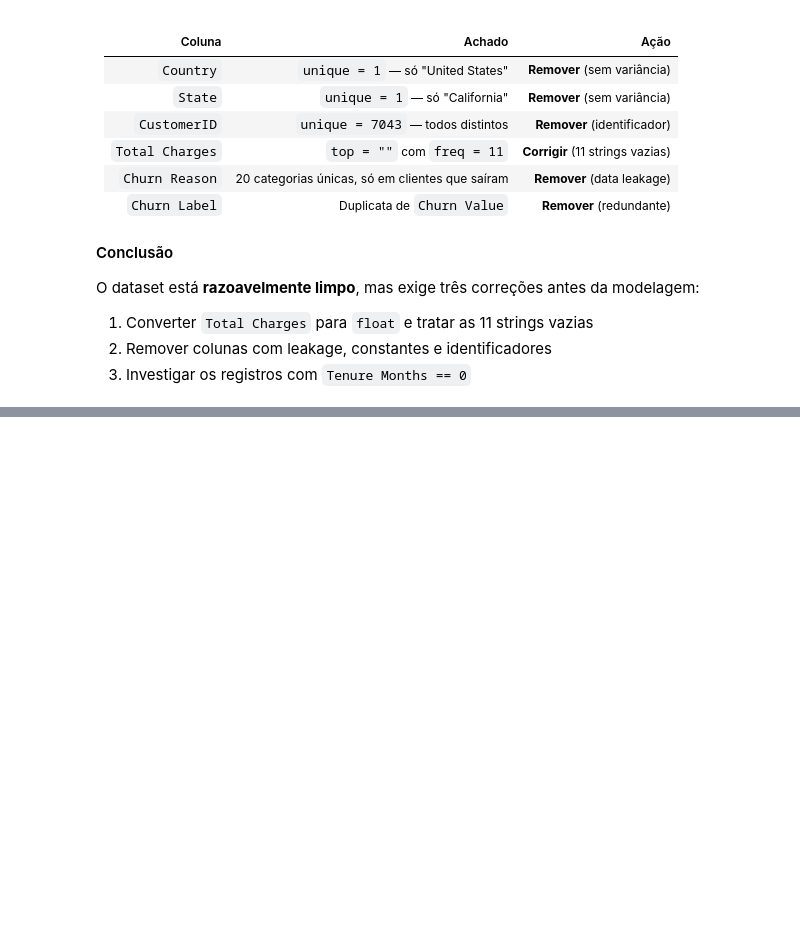
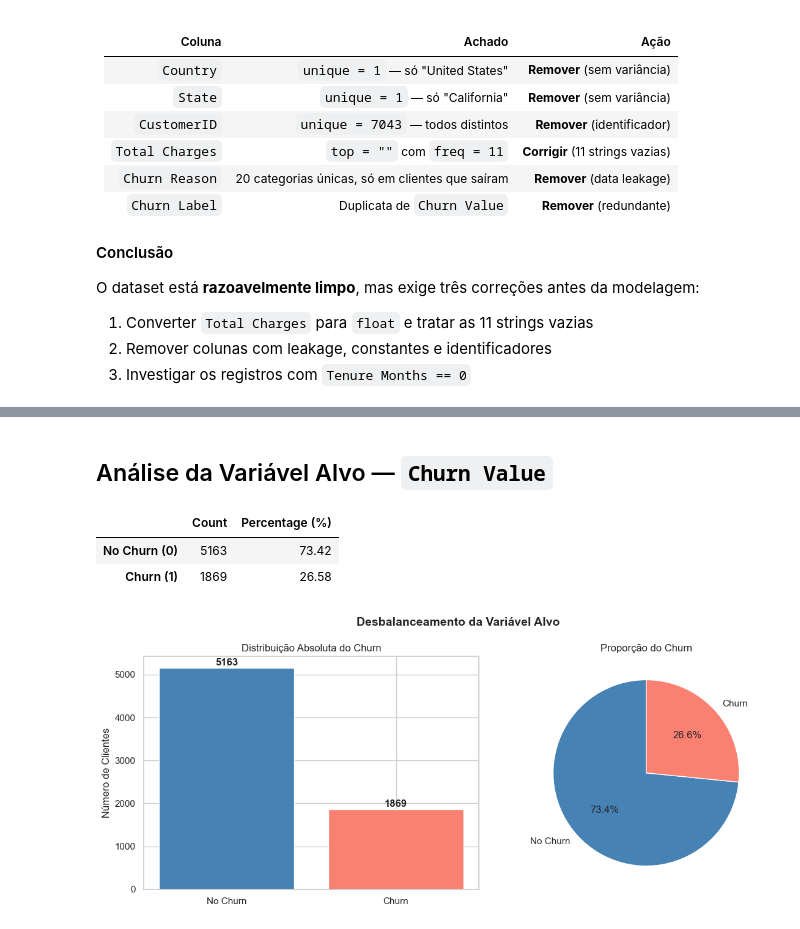
Before and after one commit to eeyamazaki/telco-churn-mlp, a Jupyter notebook: notebooks/01_eda.ipynb, the cells around one changed output, grey strips where cells are left out. Cells and saved outputs as stored; diff of their text form; code cells hidden in the pictures; blank space fills up the shorter version.

Commit message:
Finializado EDA e modelos baseline (LR ROC-AUC=0.84, F1=0.61)

```diff
--- a/notebooks/01_eda.ipynb
+++ b/notebooks/01_eda.ipynb
@@ -126,0 +193,20 @@ O dataset está **razoavelmente limpo**, mas exige três correções antes da mo
+# %%
+# Colunas agrupadas por motivo de remoção para facilitar auditoria futura
+cols_to_drop = [
+    # Sem variância — valor único em todo o dataset
+    "Count", "Country", "State",
+    # Identificadores — não carregam sinal preditivo
+    "CustomerID", "Lat Long",
+    # Geolocalização — granularidade excessiva para um modelo tabular de churn
+    "Latitude", "Longitude", "Zip Code", "City",
+    # Data leakage — derivados do churn já conhecido
+    "Churn Score", "CLTV", "Churn Reason",
+    # Redundante — duplicata categórica do target numérico
+    "Churn Label",
+]
+
+df = df.drop(columns=cols_to_drop)
+
+print(f"Shape após remoção: {df.shape}")
+print(f"\nColunas restantes ({df.shape[1]}):")
+print(df.columns.tolist())
@@ -126,0 +224,48 @@ O dataset está **razoavelmente limpo**, mas exige três correções antes da mo
+# %% [markdown]
+## Análise da Variável Alvo — `Churn Value`
+# %%
+# Contagem absoluta e percentual de cada classe
+churn_counts = df["Churn Value"].value_counts()
+churn_pct = df["Churn Value"].value_counts(normalize=True) * 100
+
+summary = pd.DataFrame({
+    "Count": churn_counts,
+    "Percentage (%)": churn_pct.round(2),
+})
+summary.index = ["No Churn (0)", "Churn (1)"]
+display(summary)
+
+# --- Visualização ---
+fig, axes = plt.subplots(1, 2, figsize=(12, 5))
+
+# Gráfico 1: contagem absoluta
+axes[0].bar(
+    ["No Churn", "Churn"],
+    churn_counts.values,
+    color=["steelblue", "salmon"],
+    edgecolor="white",
+)
+axes[0].set_title("Distribuição Absoluta do Churn")
+axes[0].set_ylabel("Número de Clientes")
+for i, v in enumerate(churn_counts.values):
+    axes[0].text(i, v + 50, str(v), ha="center", fontweight="bold")
+
+# Gráfico 2: percentual (pizza)
+axes[1].pie(
+    churn_counts.values,
+    labels=["No Churn", "Churn"],
+    autopct="%1.1f%%",
+    colors=["steelblue", "salmon"],
+    startangle=90,
+    wedgeprops={"edgecolor": "white"},
+)
+axes[1].set_title("Proporção do Churn")
+
+plt.suptitle("Desbalanceamento da Variável Alvo", fontsize=14, fontweight="bold")
+plt.tight_layout()
+plt.show()
+# %% [output]
+|  | Count | Percentage (%) |
+| No Churn (0) | 5163 | 73.42 |
+| Churn (1) | 1869 | 26.58 |
+[figure, added]
```
Also changed, not shown: parts of 20 cells of this notebook, 3 other files.
